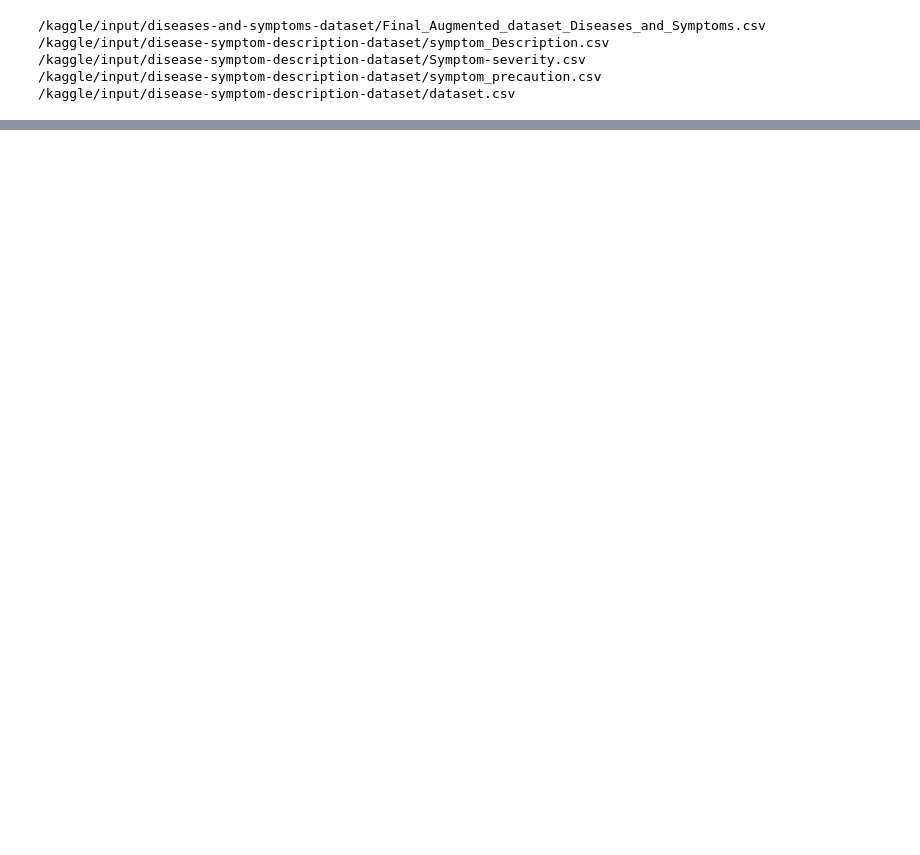
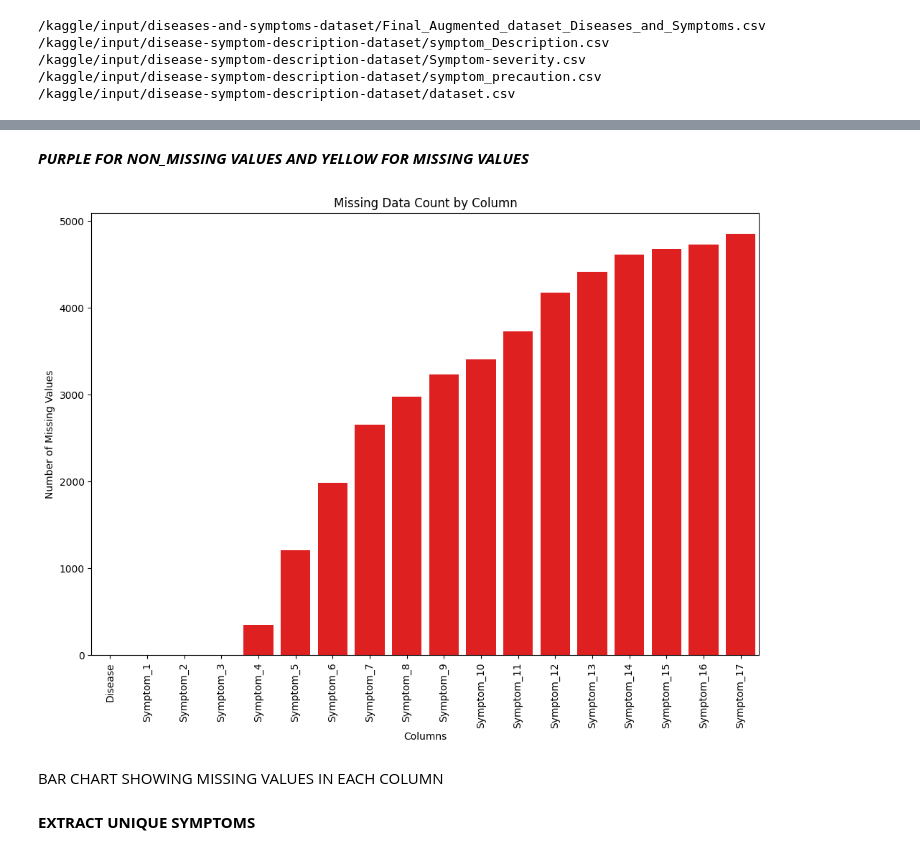
Before and after one commit to raman7976/Symptom-Disease-Diagnosis-ML, a Jupyter notebook: symptom-disease-diagnosis.ipynb, the cells around one changed output, grey strips where cells are left out. Drawn from its saved outputs; the diff is of its cells as text; code cells hidden in the pictures; blank space fills up the shorter version.

```diff
--- a/symptom-disease-diagnosis.ipynb
+++ b/symptom-disease-diagnosis.ipynb
@@ -150,0 +70,18 @@ Diagnosis complete.
+# %% [markdown]
+***PURPLE FOR NON_MISSING VALUES AND YELLOW FOR MISSING VALUES***
+# %%
+# Count the number of missing values in each column
+missing_count = df.isnull().sum()
+
+# Create a bar plot for missing values
+plt.figure(figsize=(12, 8))
+sns.barplot(x=missing_count.index, y=missing_count.values, color='red')
+plt.title('Missing Data Count by Column')
+plt.xticks(rotation=90)
+plt.xlabel('Columns')
+plt.ylabel('Number of Missing Values')
+plt.show()
+# %% [output]
+[figure, added]
+# %% [markdown]
+BAR CHART SHOWING MISSING VALUES IN EACH COLUMN
@@ -150,0 +91,2 @@ Diagnosis complete.
+# %% [markdown]
+**EXTRACT UNIQUE SYMPTOMS**
```
Also changed, not shown: parts of 29 cells of this notebook.
